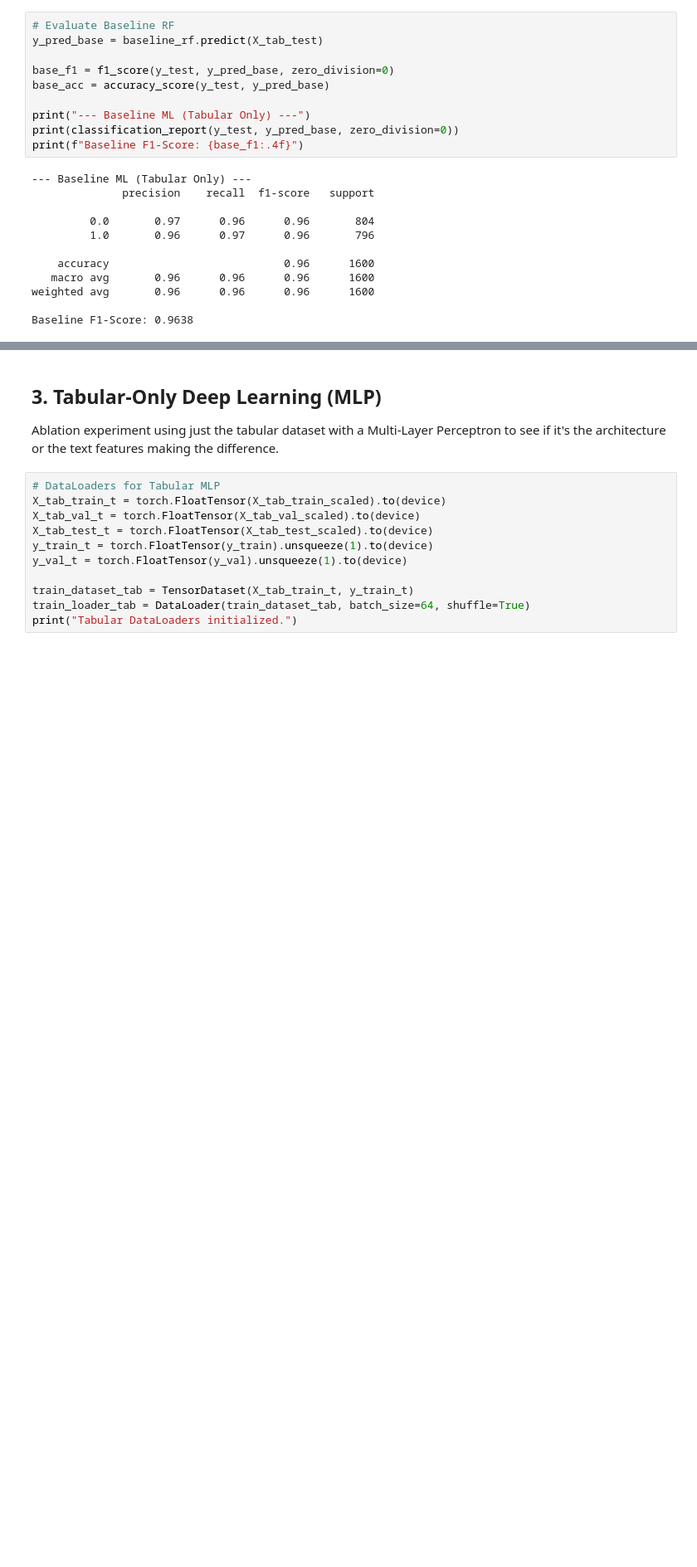
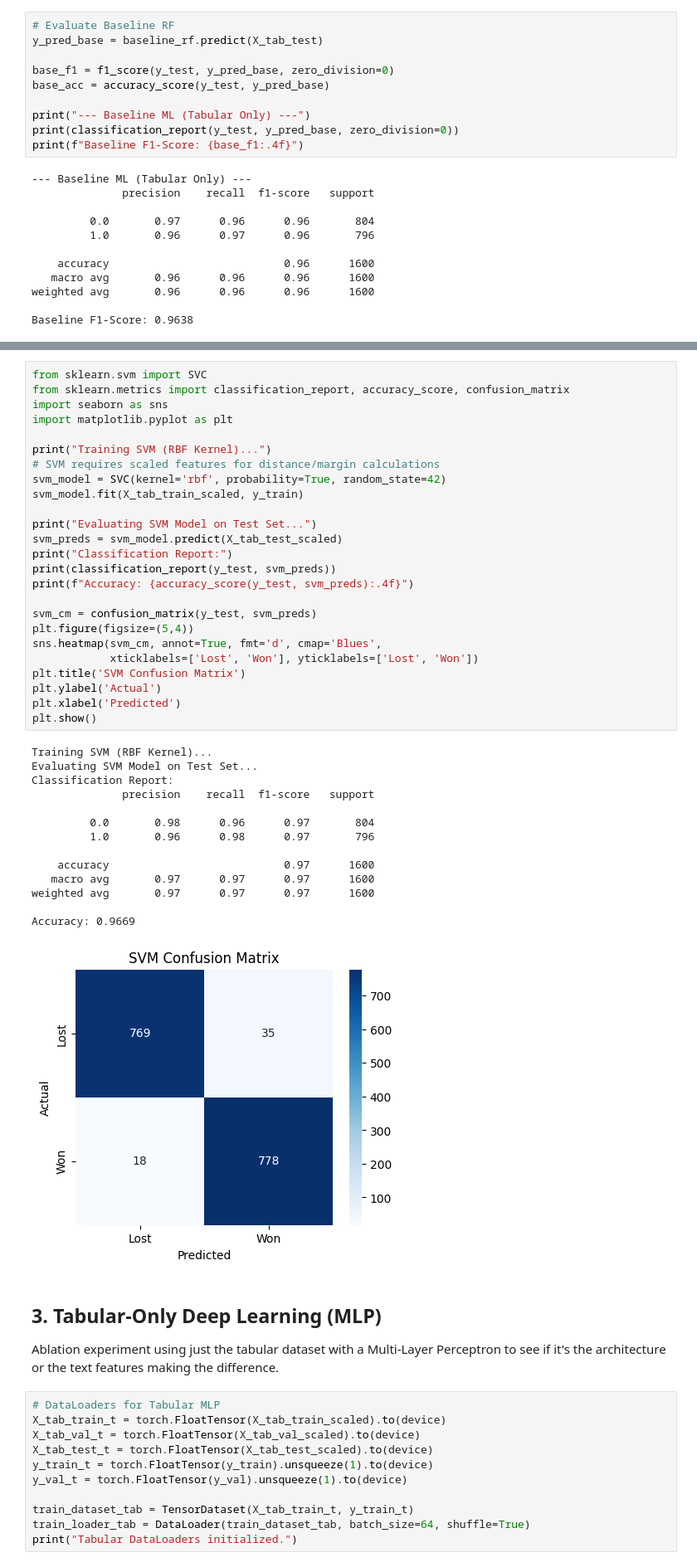
Before and after one commit to nandu-99/hiddenlayers-predictive-sales, a Jupyter notebook: notebooks/03_model_application.ipynb, the cells around one changed output, grey strips where cells are left out. Shown at 83% size. Drawn from its saved outputs; the diff is of its cells as text; blank space fills up the shorter version.

```diff
--- a/notebooks/03_model_application.ipynb
+++ b/notebooks/03_model_application.ipynb
@@ -146,3 +149,43 @@ Baseline F1-Score: 0.9638
+# %%
+from sklearn.svm import SVC
+from sklearn.metrics import classification_report, accuracy_score, confusion_matrix
+import seaborn as sns
+import matplotlib.pyplot as plt
+
+print("Training SVM (RBF Kernel)...")
+# SVM requires scaled features for distance/margin calculations
+svm_model = SVC(kernel='rbf', probability=True, random_state=42)
+svm_model.fit(X_tab_train_scaled, y_train)
+
+print("Evaluating SVM Model on Test Set...")
+svm_preds = svm_model.predict(X_tab_test_scaled)
+print("Classification Report:")
+print(classification_report(y_test, svm_preds))
+print(f"Accuracy: {accuracy_score(y_test, svm_preds):.4f}")
+
+svm_cm = confusion_matrix(y_test, svm_preds)
+plt.figure(figsize=(5,4))
+sns.heatmap(svm_cm, annot=True, fmt='d', cmap='Blues',
+            xticklabels=['Lost', 'Won'], yticklabels=['Lost', 'Won'])
+plt.title('SVM Confusion Matrix')
+plt.ylabel('Actual')
+plt.xlabel('Predicted')
+plt.show()
+# %% [output]
+Training SVM (RBF Kernel)...
+Evaluating SVM Model on Test Set...
+Classification Report:
+              precision    recall  f1-score   support
+
+         0.0       0.98      0.96      0.97       804
+         1.0       0.96      0.98      0.97       796
+
+    accuracy                           0.97      1600
+   macro avg       0.97      0.97      0.97      1600
+weighted avg       0.97      0.97      0.97      1600
+
+Accuracy: 0.9669
+[figure, added]
 # %% [markdown]
 ## 3. Tabular-Only Deep Learning (MLP)
 Ablation experiment using just the tabular dataset with a Multi-Layer Perceptron to see if it's the architecture or the text features making the difference.
```
Also changed, not shown: parts of 10 cells of this notebook.
